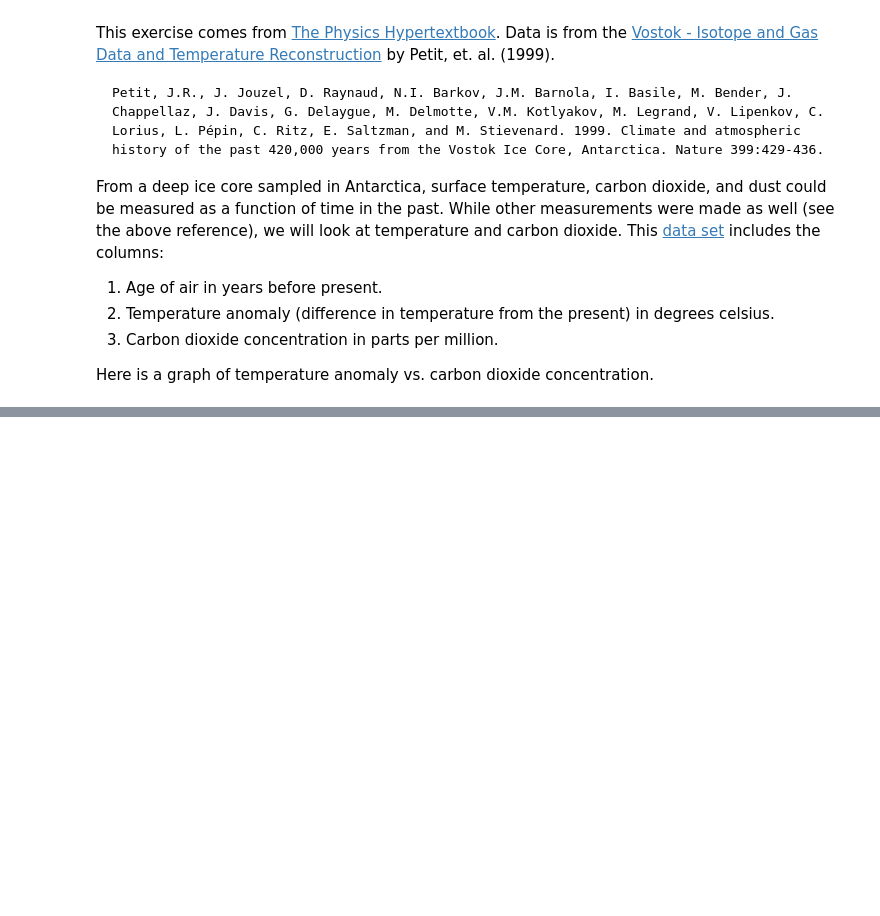
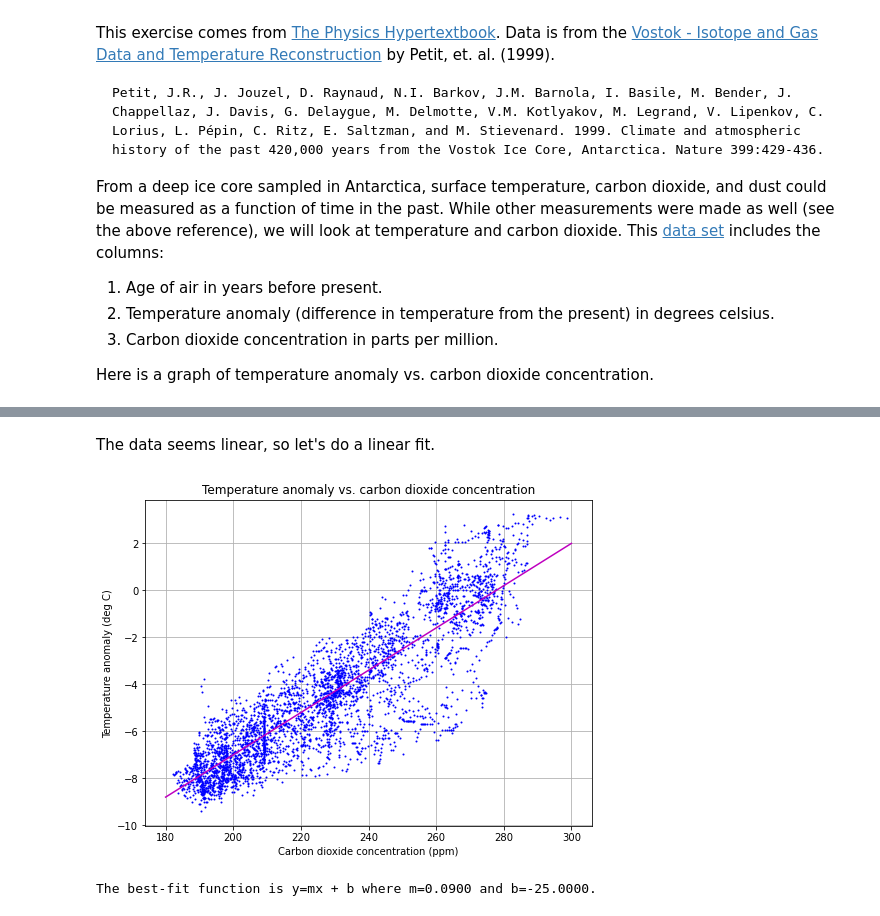
Before and after one commit to atitus/STLinSTL, a Jupyter notebook: workshop2/04-applications/vostok.ipynb, the cells around one changed output, grey strips where cells are left out. Saved outputs shown, nothing was run; the diff lists cells and outputs as text; code cells hidden in the pictures; blank space fills up the shorter version.

```diff
--- a/workshop2/04-applications/vostok.ipynb
+++ b/workshop2/04-applications/vostok.ipynb
@@ -19,0 +72,31 @@ from scipy.optimize import curve_fit #used for curve fitting
+# %% [markdown]
+The data seems linear, so let's do a linear fit.
+# %%
+# define the model function; this function returns y(x) for a given value of x and fit parameters
+# the fit parameters are comma-delimited after the variable x
+model = lambda x,m,b: m*x + b
+
+# Find best fit parameters
+guess=[0.09,-25] # this is the initial guess for the fit parameters, with one value for each fit parameter
+params, covariance = curve_fit(model, ydata2, ydata1, p0=guess)
+m, b = params
+
+# create a set of points using the best-fit parameters so we can plot the best-fit function
+xfit = np.linspace(180,300,100)
+yfit = model(xfit, m, b)
+
+# plot data and the best-fit line on the same graph
+fig = plt.figure(figsize=(8,6))
+plt.title("Temperature anomaly vs. carbon dioxide concentration")
+plt.xlabel('Carbon dioxide concentration (ppm)')
+plt.ylabel('Temperature anomaly (deg C)')
+plt.grid(which='both', axis='both')
+plt.plot(ydata2, ydata1, 'bo', markersize=1)
+plt.plot(xfit,yfit, 'm-')
+plt.show()
+
+# print slope and intercept
+print("The best-fit function is y=mx + b where m={:.4f} and b={:.4f}.".format(m,b))
+# %% [output]
+[figure, added]
+The best-fit function is y=mx + b where m=0.0900 and b=-25.0000.
```
Also changed, not shown: parts of 4 cells of this notebook, 2 other files.
